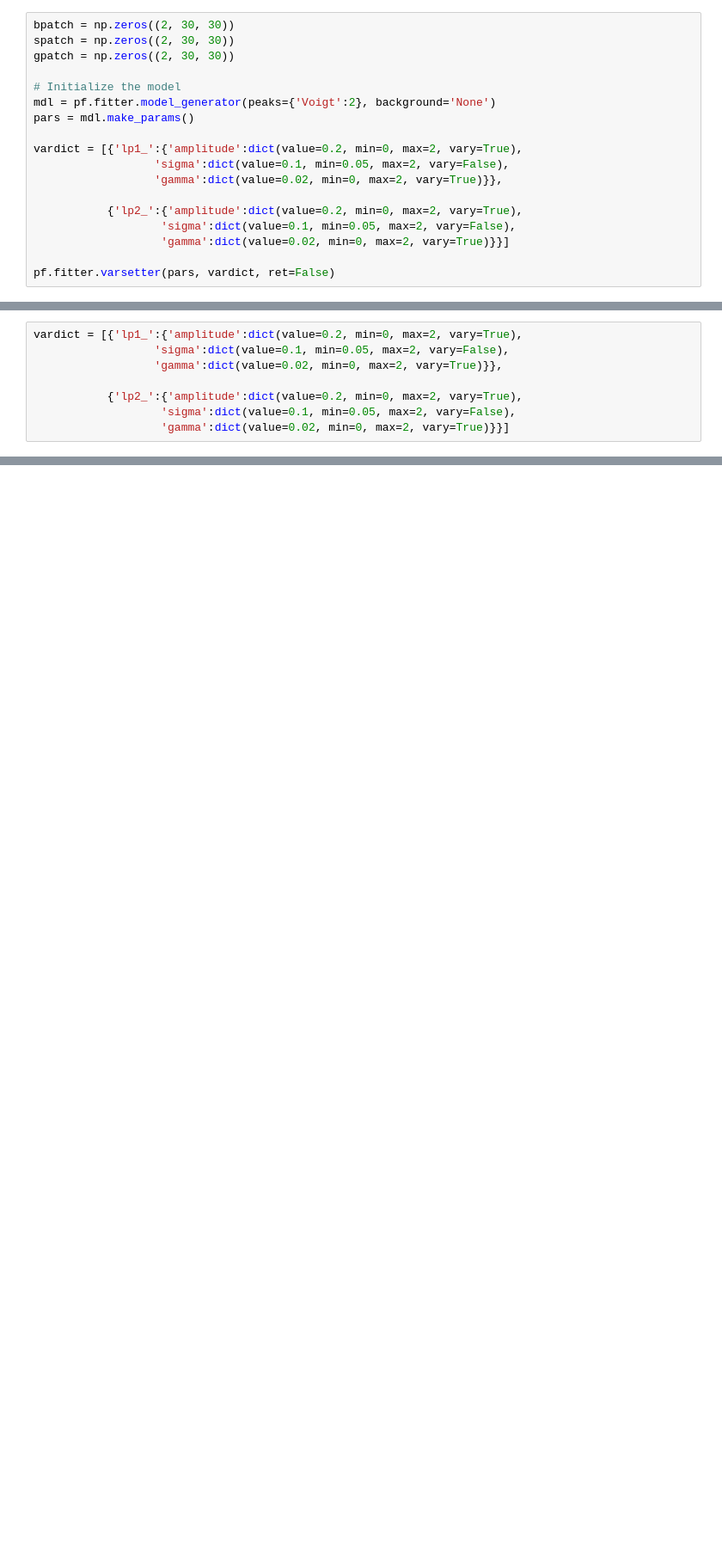
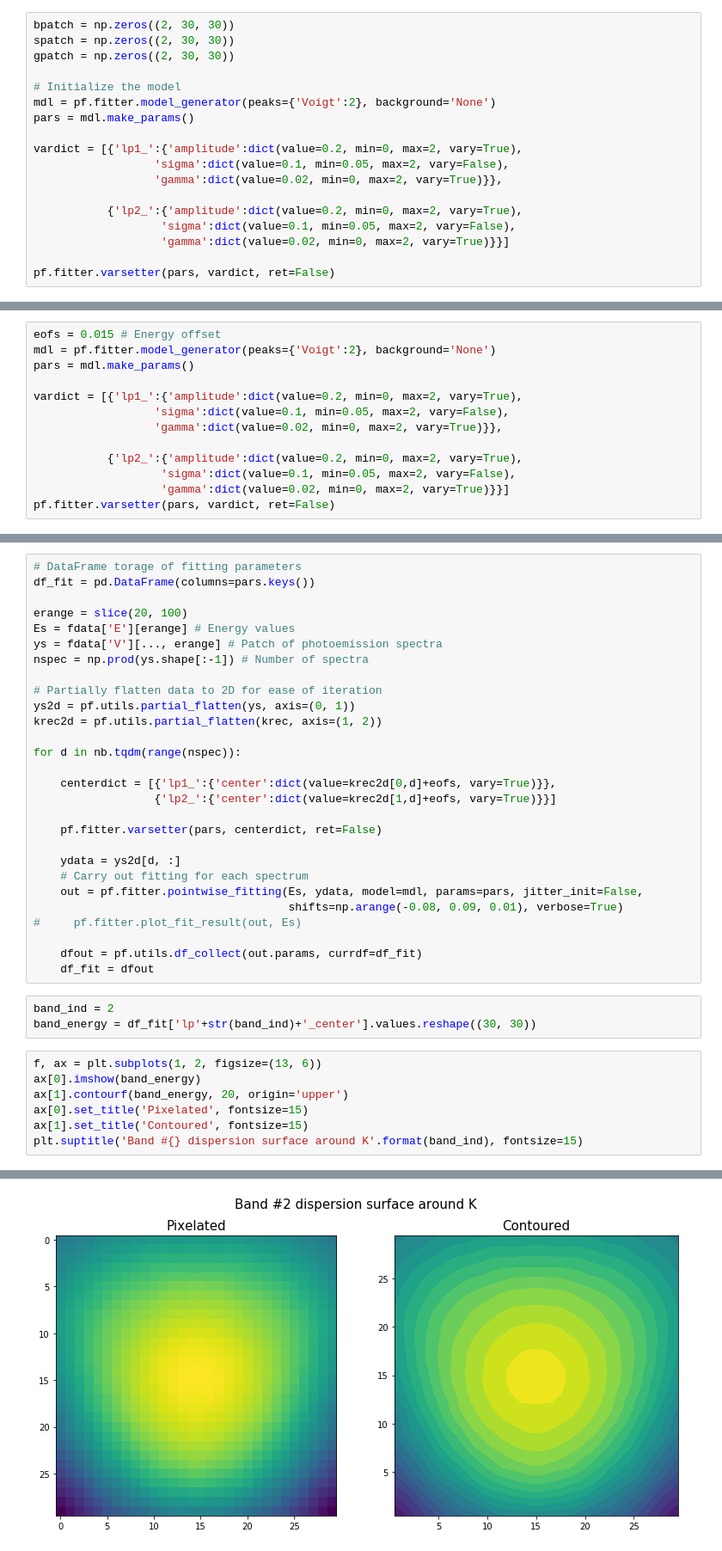
Before and after one commit to mpes-kit/pesfit, a Jupyter notebook: examples/03_benchmark_fitting_patches.ipynb, the cells around one changed output, grey strips where cells are left out. Shown at 86% size. Drawn from its saved outputs; the diff is of its cells as text; blank space fills up the shorter version.

Commit message:
Updated example 03 using pointwise_fitting()

```diff
--- a/examples/03_benchmark_fitting_patches.ipynb
+++ b/examples/03_benchmark_fitting_patches.ipynb
@@ -78,4 +85,8 @@ plt.imshow(bpatch[1,...])
 # %%
+eofs = 0.015 # Energy offset
+mdl = pf.fitter.model_generator(peaks={'Voigt':2}, background='None')
+pars = mdl.make_params()
+
 vardict = [{'lp1_':{'amplitude':dict(value=0.2, min=0, max=2, vary=True),
                   'sigma':dict(value=0.1, min=0.05, max=2, vary=False),
                   'gamma':dict(value=0.02, min=0, max=2, vary=True)}},
@@ -83,3 +94,4 @@ vardict = [{'lp1_':{'amplitude':dict(value=0.2, min=0, max=2, vary=True),
            {'lp2_':{'amplitude':dict(value=0.2, min=0, max=2, vary=True),
                    'sigma':dict(value=0.1, min=0.05, max=2, vary=False),
                    'gamma':dict(value=0.02, min=0, max=2, vary=True)}}]
+pf.fitter.varsetter(pars, vardict, ret=False)
@@ -87,0 +98,39 @@ vardict = [{'lp1_':{'amplitude':dict(value=0.2, min=0, max=2, vary=True),
+# %%
+# DataFrame torage of fitting parameters
+df_fit = pd.DataFrame(columns=pars.keys())
+
+erange = slice(20, 100)
+Es = fdata['E'][erange] # Energy values
+ys = fdata['V'][..., erange] # Patch of photoemission spectra
+nspec = np.prod(ys.shape[:-1]) # Number of spectra
+
+# Partially flatten data to 2D for ease of iteration
+ys2d = pf.utils.partial_flatten(ys, axis=(0, 1))
+krec2d = pf.utils.partial_flatten(krec, axis=(1, 2))
+
+for d in nb.tqdm(range(nspec)):
+
+    centerdict = [{'lp1_':{'center':dict(value=krec2d[0,d]+eofs, vary=True)}},
+                  {'lp2_':{'center':dict(value=krec2d[1,d]+eofs, vary=True)}}]
+
+    pf.fitter.varsetter(pars, centerdict, ret=False)
+
+    ydata = ys2d[d, :]
+    # Carry out fitting for each spectrum
+    out = pf.fitter.pointwise_fitting(Es, ydata, model=mdl, params=pars, jitter_init=False,
+                                      shifts=np.arange(-0.08, 0.09, 0.01), verbose=True)
+#     pf.fitter.plot_fit_result(out, Es)
+
+    dfout = pf.utils.df_collect(out.params, currdf=df_fit)
+    df_fit = dfout
+# %%
+band_ind = 2
+band_energy = df_fit['lp'+str(band_ind)+'_center'].values.reshape((30, 30))
+# %%
+f, ax = plt.subplots(1, 2, figsize=(13, 6))
+ax[0].imshow(band_energy)
+ax[1].contourf(band_energy, 20, origin='upper')
+ax[0].set_title('Pixelated', fontsize=15)
+ax[1].set_title('Contoured', fontsize=15)
+plt.suptitle('Band #{} dispersion surface around K'.format(band_ind), fontsize=15)
+# %% [output]
@@ -87,0 +138 @@ vardict = [{'lp1_':{'amplitude':dict(value=0.2, min=0, max=2, vary=True),
+[figure, added]
```
Also changed, not shown: parts of 14 cells of this notebook.
